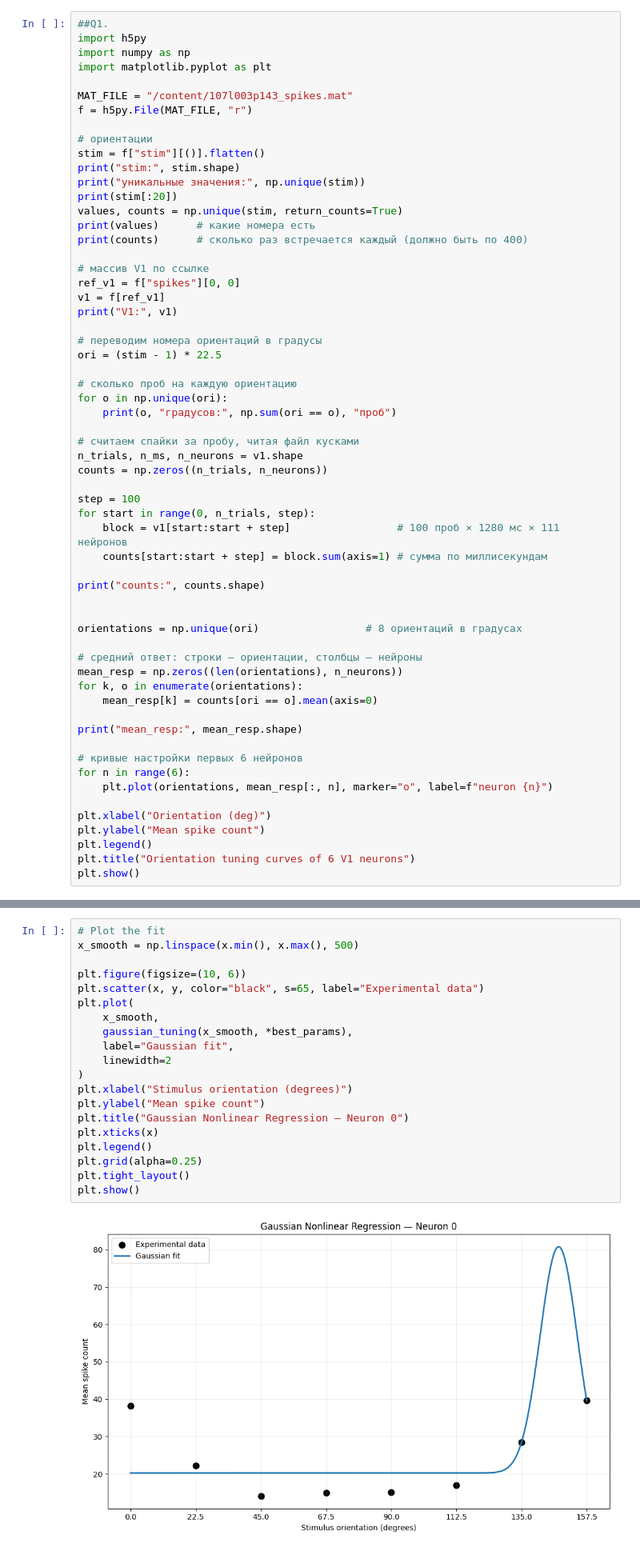
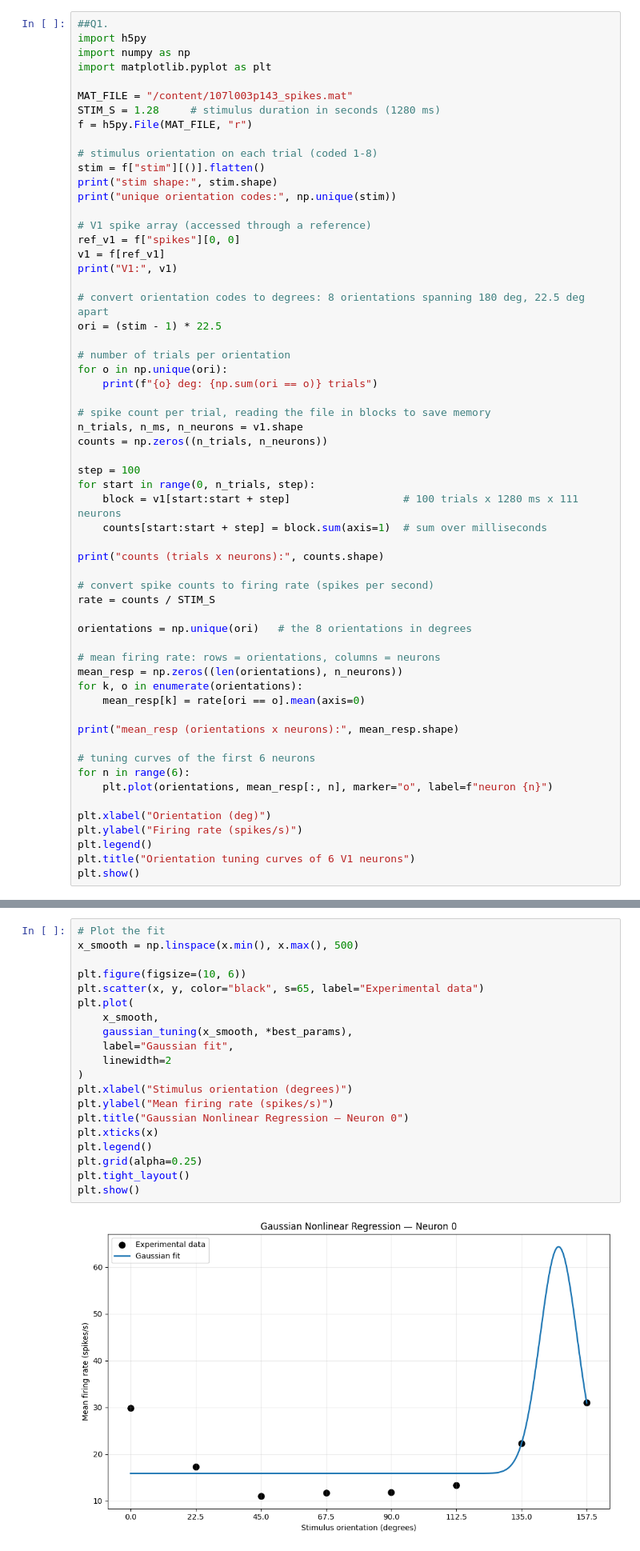
Before and after one commit to moima/ML-Assignment-1, a Jupyter notebook: ML__Assignment_1.ipynb, the cells around one changed output, grey strips where cells are left out. Shown at 80% size. Saved outputs shown, nothing was run; the diff lists cells and outputs as text.

Commit message:
Convert y-axis to spikes/s

```diff
--- a/ML__Assignment_1.ipynb
+++ b/ML__Assignment_1.ipynb
@@ -8,56 +8,55 @@ import numpy as np
 import matplotlib.pyplot as plt
 
 MAT_FILE = "/content/107l003p143_spikes.mat"
+STIM_S = 1.28     # stimulus duration in seconds (1280 ms)
 f = h5py.File(MAT_FILE, "r")
 
-# ориентации
+# stimulus orientation on each trial (coded 1-8)
 stim = f["stim"][()].flatten()
-print("stim:", stim.shape)
-print("уникальные значения:", np.unique(stim))
-print(stim[:20])
-values, counts = np.unique(stim, return_counts=True)
-print(values)      # какие номера есть
-print(counts)      # сколько раз встречается каждый (должно быть по 400)
+print("stim shape:", stim.shape)
+print("unique orientation codes:", np.unique(stim))
 
-# массив V1 по ссылке
+# V1 spike array (accessed through a reference)
 ref_v1 = f["spikes"][0, 0]
 v1 = f[ref_v1]
 print("V1:", v1)
 
-# переводим номера ориентаций в градусы
+# convert orientation codes to degrees: 8 orientations spanning 180 deg, 22.5 deg apart
 ori = (stim - 1) * 22.5
 
-# сколько проб на каждую ориентацию
+# number of trials per orientation
 for o in np.unique(ori):
-    print(o, "градусов:", np.sum(ori == o), "проб")
+    print(f"{o} deg: {np.sum(ori == o)} trials")
 
-# считаем спайки за пробу, читая файл кусками
+# spike count per trial, reading the file in blocks to save memory
 n_trials, n_ms, n_neurons = v1.shape
 counts = np.zeros((n_trials, n_neurons))
 
 step = 100
 for start in range(0, n_trials, step):
-    block = v1[start:start + step]                 # 100 проб × 1280 мс × 111 нейронов
-    counts[start:start + step] = block.sum(axis=1) # сумма по миллисекундам
+    block = v1[start:start + step]                  # 100 trials x 1280 ms x 111 neurons
+    counts[start:start + step] = block.sum(axis=1)  # sum over milliseconds
 
-print("counts:", counts.shape)
+print("counts (trials x neurons):", counts.shape)
 
+# convert spike counts to firing rate (spikes per second)
+rate = counts / STIM_S
 
-orientations = np.unique(ori)                 # 8 ориентаций в градусах
+orientations = np.unique(ori)   # the 8 orientations in degrees
 
-# средний ответ: строки — ориентации, столбцы — нейроны
+# mean firing rate: rows = orientations, columns = neurons
 mean_resp = np.zeros((len(orientations), n_neurons))
 for k, o in enumerate(orientations):
-    mean_resp[k] = counts[ori == o].mean(axis=0)
+    mean_resp[k] = rate[ori == o].mean(axis=0)
 
-print("mean_resp:", mean_resp.shape)
+print("mean_resp (orientations x neurons):", mean_resp.shape)
 
-# кривые настройки первых 6 нейронов
+# tuning curves of the first 6 neurons
 for n in range(6):
     plt.plot(orientations, mean_resp[:, n], marker="o", label=f"neuron {n}")
 
 plt.xlabel("Orientation (deg)")
-plt.ylabel("Mean spike count")
+plt.ylabel("Firing rate (spikes/s)")
 plt.legend()
 plt.title("Orientation tuning curves of 6 V1 neurons")
 plt.show()
@@ -224,25 +220,25 @@ Gaussian MSE: 53.677934
 # %%
 # Plot the fit
 x_smooth = np.linspace(x.min(), x.max(), 500)
 
 plt.figure(figsize=(10, 6))
 plt.scatter(x, y, color="black", s=65, label="Experimental data")
 plt.plot(
     x_smooth,
     gaussian_tuning(x_smooth, *best_params),
     label="Gaussian fit",
     linewidth=2
 )
 plt.xlabel("Stimulus orientation (degrees)")
-plt.ylabel("Mean spike count")
+plt.ylabel("Mean firing rate (spikes/s)")
 plt.title("Gaussian Nonlinear Regression — Neuron 0")
 plt.xticks(x)
 plt.legend()
 plt.grid(alpha=0.25)
 plt.tight_layout()
 plt.show()
 # %% [output]
-[figure, old version]
+[figure, new version]
 # %%
 print(f"B = {B_fit:.4f}")
 print(f"A = {A_fit:.4f}")
```
Also changed, not shown: parts of 9 cells of this notebook.
